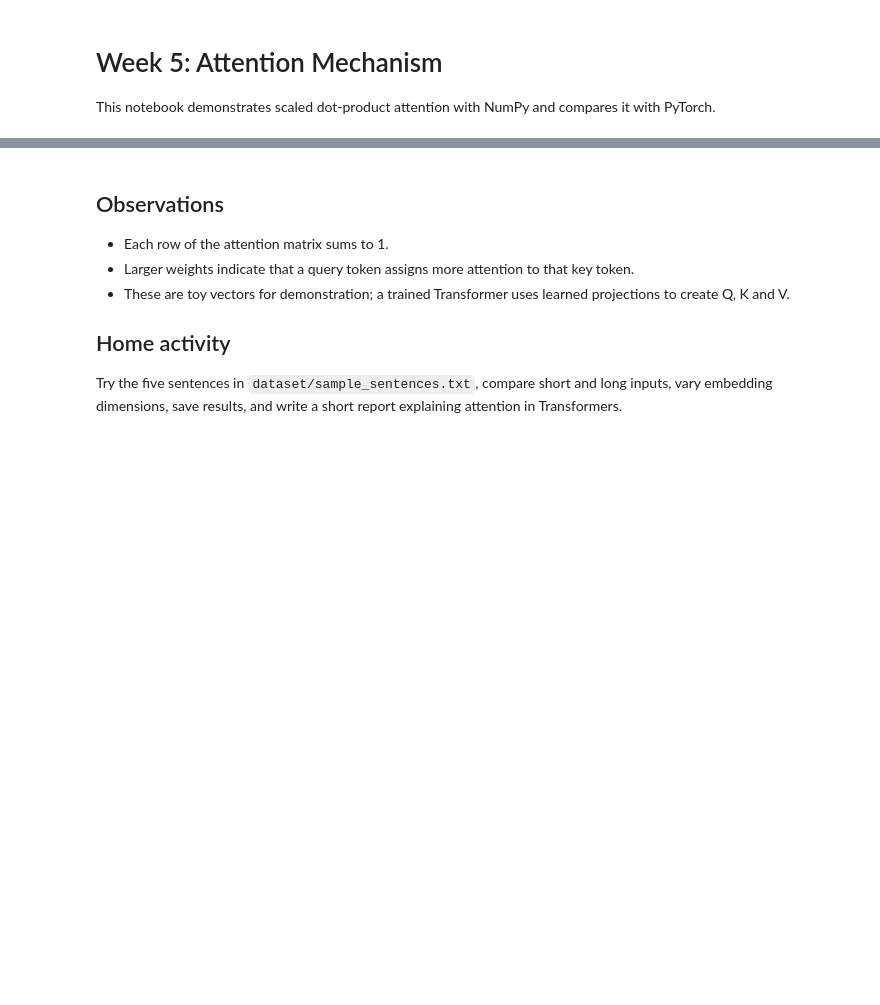
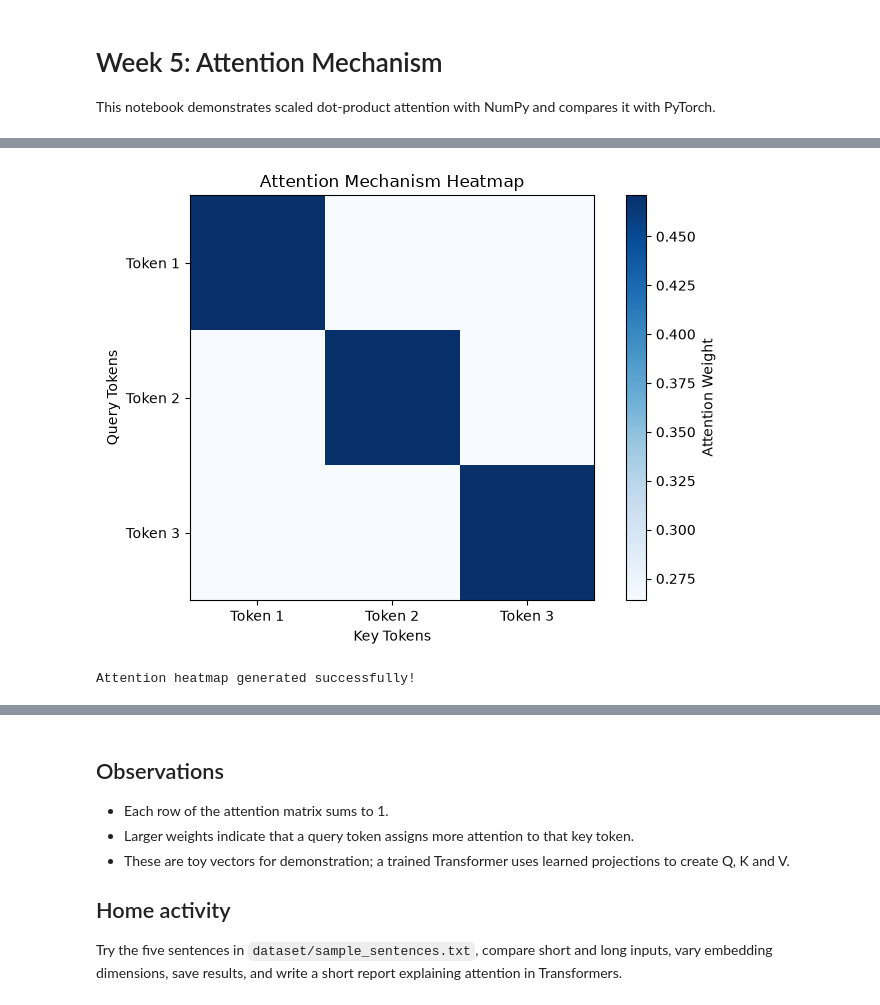
Before and after one commit to niranjanniranjana338-oss/5_Attention_Mechanism, a Jupyter notebook: Attention_Mechanism/notebook/Week5_Attention_Mechanism.ipynb, the cells around one changed output, grey strips where cells are left out. Saved outputs shown, nothing was run; the diff lists cells and outputs as text; code cells hidden in the pictures; blank space fills up the shorter version.

```diff
--- a/Attention_Mechanism/notebook/Week5_Attention_Mechanism.ipynb
+++ b/Attention_Mechanism/notebook/Week5_Attention_Mechanism.ipynb
@@ -27,10 +69,39 @@ print('Row sums:', weights.sum(axis=1))
 # %%
-try:
-    import matplotlib.pyplot as plt
-    plt.imshow(weights, cmap='viridis')
-    plt.xticks(range(len(tokens)), tokens)
-    plt.yticks(range(len(tokens)), tokens)
-    plt.xlabel('Key tokens'); plt.ylabel('Query tokens')
-    plt.title('Attention heatmap'); plt.colorbar(); plt.show()
-except ImportError:
-    print('Install matplotlib to display the heatmap.')
+import numpy as np
+import matplotlib.pyplot as plt
+
+# Sample sentences
+sentences = [
+    "I love AI",
+    "AI makes life easier",
+    "I am learning attention mechanism"
+]
+
+# Create sample attention weights
+weights = np.array([
+    [0.471, 0.264, 0.264],
+    [0.264, 0.471, 0.264],
+    [0.264, 0.264, 0.471]
+])
+
+# Display attention heatmap
+tokens = ["Token 1", "Token 2", "Token 3"]
+
+plt.figure(figsize=(7, 5))
+plt.imshow(weights, cmap="Blues", interpolation="nearest")
+
+plt.xticks(range(len(tokens)), tokens)
+plt.yticks(range(len(tokens)), tokens)
+
+plt.xlabel("Key Tokens")
+plt.ylabel("Query Tokens")
+plt.title("Attention Mechanism Heatmap")
+
+plt.colorbar(label="Attention Weight")
+plt.tight_layout()
+plt.show()
+
+print("Attention heatmap generated successfully!")
+# %% [output]
+[figure, added]
+Attention heatmap generated successfully!
```
Also changed, not shown: parts of 7 cells of this notebook.
